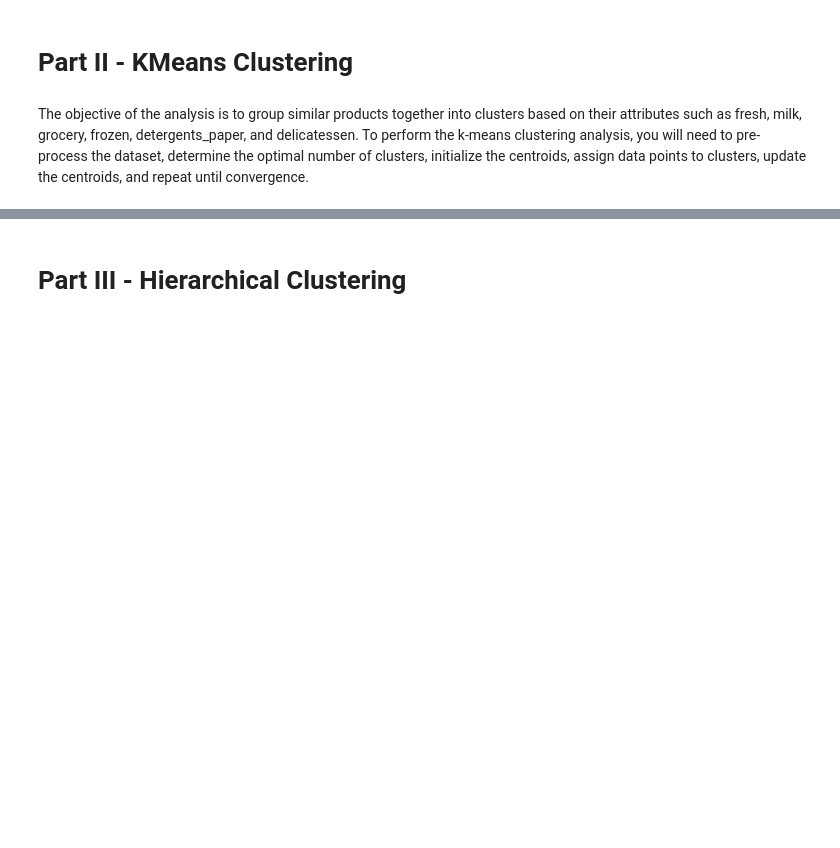
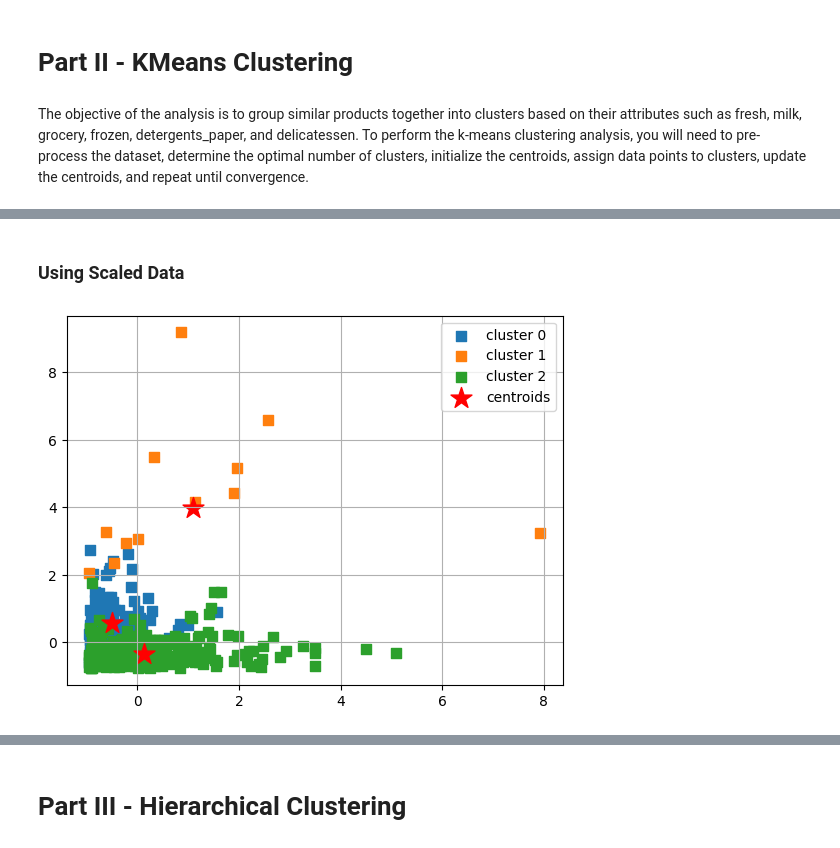
Before and after one commit to jtwleung/Project-Unsupervised-Machine-Learning, a Jupyter notebook: Unsupervised Learning - Project.ipynb, the cells around one changed output, grey strips where cells are left out. Drawn from its saved outputs; the diff is of its cells as text; code cells hidden in the pictures; blank space fills up the shorter version.

Commit message:
Finished KMeans and Hierarchical

```diff
--- a/Unsupervised Learning - Project.ipynb
+++ b/Unsupervised Learning - Project.ipynb
@@ -363,0 +475,18 @@ The objective of the analysis is to group similar products together into cluster
+# %%
+### Build the K-Means model with n_customers = 3, per elbow rule findings above.
+
+# Create the km object
+km = KMeans(n_clusters=3,
+            init='k-means++',
+            n_init='auto',
+            random_state=42)
+
+# Fit and Predict the model
+y_km_clusters_scaled = km.fit_predict(X_scaled_products)
+# %% [markdown]
+### Using Scaled Data
+# %%
+# Let's plot our clusters using Amir's handy function!
+plot_clusters(X_scaled_products, y_km_clusters_scaled, plt_cluster_centers=True)
+# %% [output]
+[figure, added]
```
Also changed, not shown: parts of 31 cells of this notebook.
